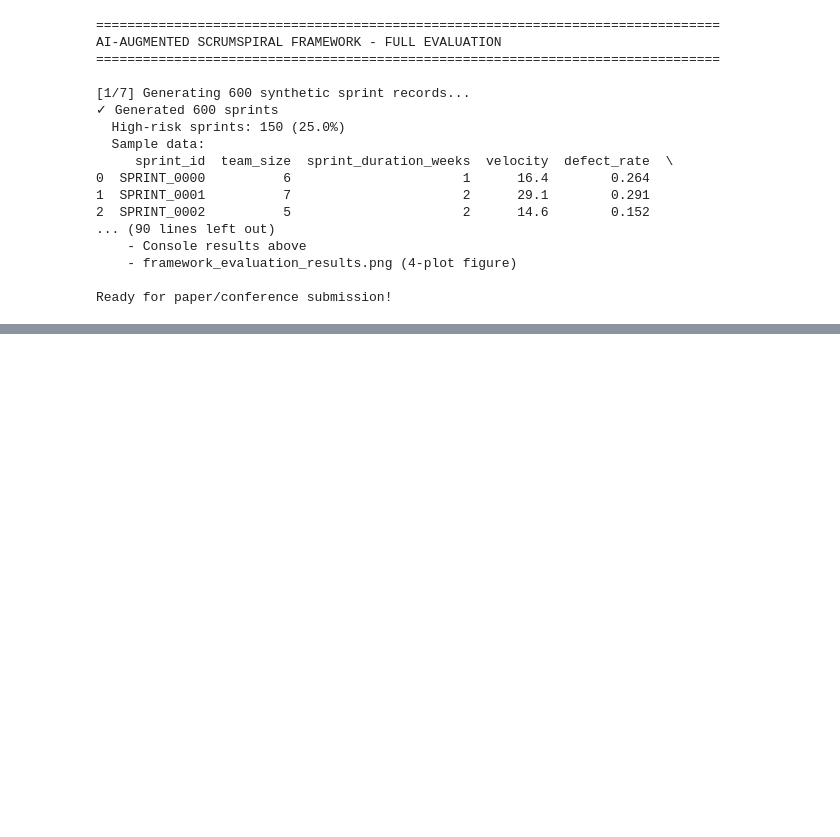
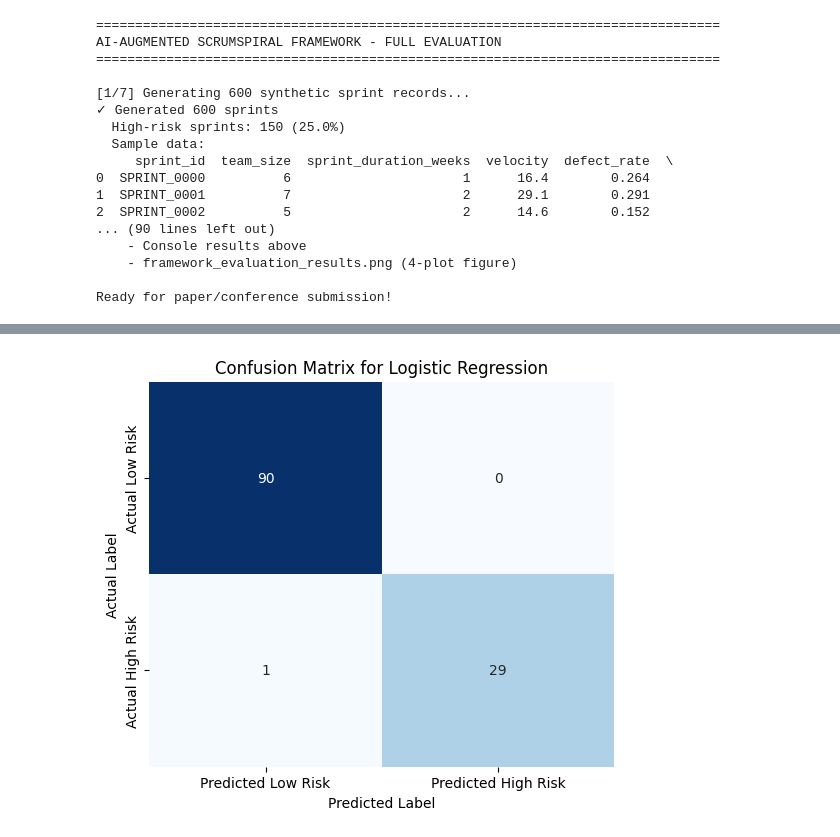
Before and after one commit to Rajeeb17/SQAT, a Jupyter notebook: SQATPAPER.ipynb, the cells around one changed output, grey strips where cells are left out. Saved outputs shown, nothing was run; the diff lists cells and outputs as text; code cells hidden in the pictures; blank space fills up the shorter version.

```diff
--- a/SQATPAPER.ipynb
+++ b/SQATPAPER.ipynb
@@ -747,0 +950,14 @@ Ready for paper/conference submission!
+# %%
+import seaborn as sns
+import matplotlib.pyplot as plt
+
+plt.figure(figsize=(6, 5))
+sns.heatmap(cm, annot=True, fmt='d', cmap='Blues', cbar=False,
+            xticklabels=['Predicted Low Risk', 'Predicted High Risk'],
+            yticklabels=['Actual Low Risk', 'Actual High Risk'])
+plt.title('Confusion Matrix for Logistic Regression')
+plt.ylabel('Actual Label')
+plt.xlabel('Predicted Label')
+plt.show()
+# %% [output]
+[figure, added]
```
Also changed, not shown: parts of 2 cells of this notebook.
